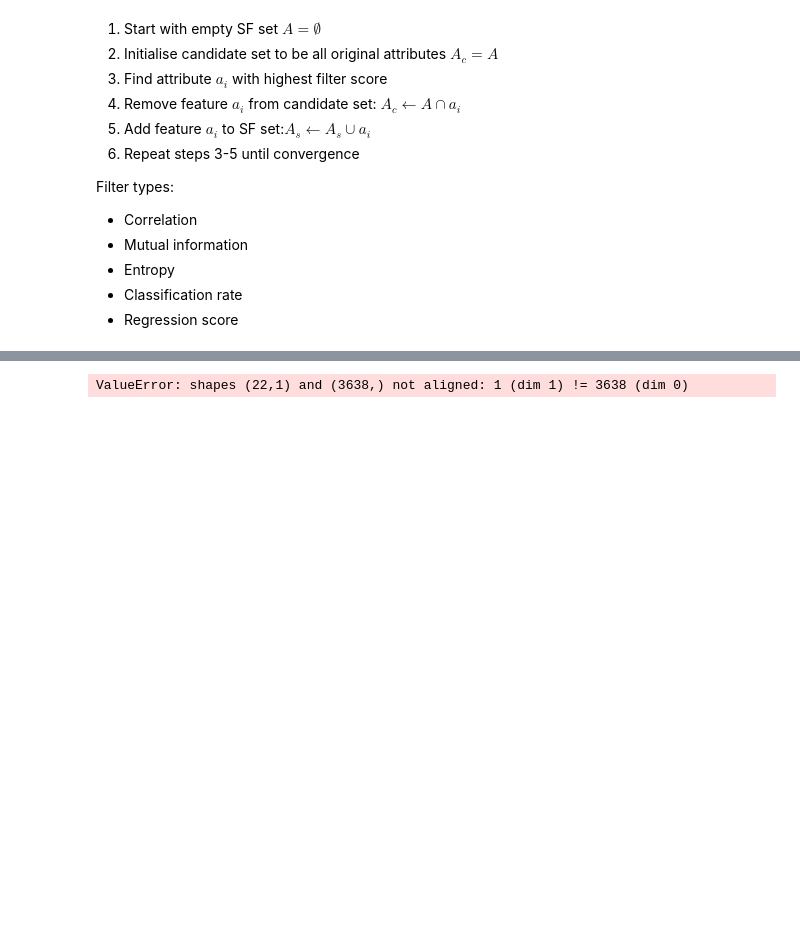
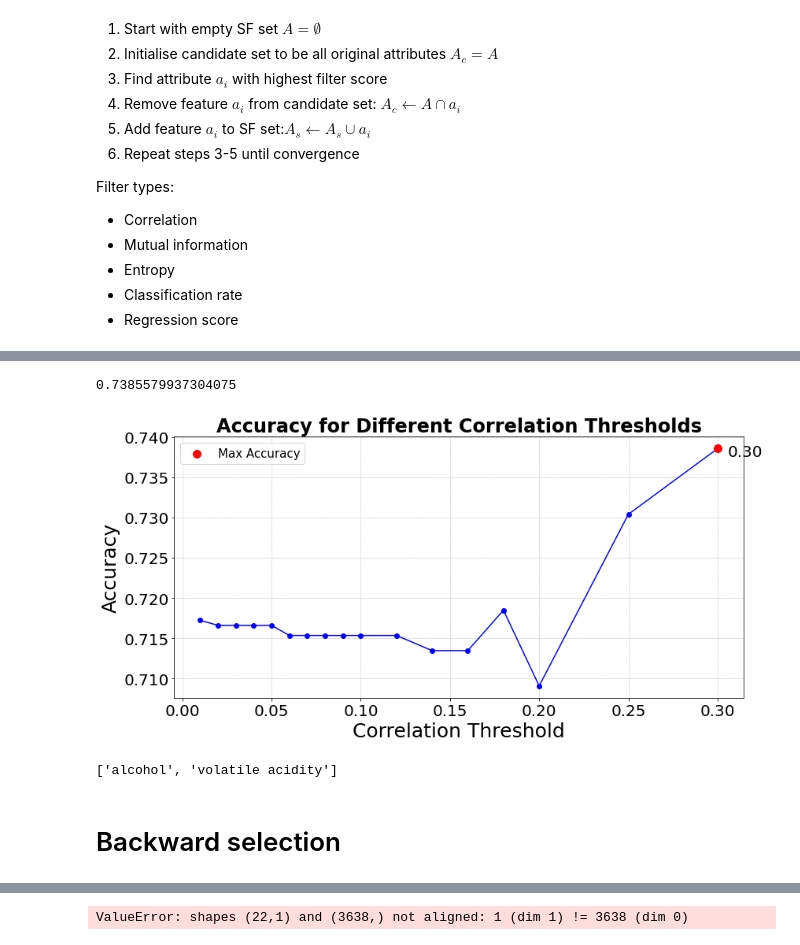
Before and after one commit to RossErskine/ML_Algorithms, a Jupyter notebook: Logistic regression.ipynb, the cells around one changed output, grey strips where cells are left out. Cells and saved outputs as stored; diff of their text form; code cells hidden in the pictures; blank space fills up the shorter version.

```diff
--- a/Logistic regression.ipynb
+++ b/Logistic regression.ipynb
@@ -235,0 +290,4 @@ AttributeError: 'LogisticRegression' object has no attribute 'coef_'
+# %%
+# Splitting the data into features and target variable
+X = wine_data.drop('quality', axis=1)
+y = wine_data['quality']
@@ -236,3 +330,73 @@ AttributeError: 'LogisticRegression' object has no attribute 'coef_'
+# %%
+from sklearn.model_selection import cross_val_score
+
+# Define a range of thresholds
+thresholds = [0.01, 0.02, 0.03, 0.04, 0.05, 0.06, 0.07, 0.08, 0.09, 0.1, 0.12, 0.14, 0.16, 0.18, 0.2, 0.25, 0.3]
+accuracies = []
+
+# For each threshold, select features and evaluate model performance using cross-validation
+for threshold in thresholds:
+    selected = sorted_target_correlation[sorted_target_correlation.abs() > threshold].index.tolist()
+    X_threshold = X[selected]
+    # Normalize the data
+    X_threshold_scaled = scaler.fit_transform(X_threshold)
+    # Using cross-validation to get accuracy
+    accuracy = cross_validation(X_threshold_scaled, y, LR, k=5)
+    accuracies.append(np.average(accuracy))
+# %%
+np.average(accuracy)
+# %% [output]
+0.7385579937304075
+# %%
+max_accuracy = max(accuracies)
+max_index = accuracies.index(max_accuracy)
+max_threshold = thresholds[max_index]
+
+# Plotting
+plt.figure(figsize=(12, 6))
+plt.plot(thresholds, accuracies, marker='o', linestyle='-', color='b')
+
+# Highlight the point with the highest accuracy
+plt.scatter(max_threshold, max_accuracy, color='r', s=100, zorder=5, label='Max Accuracy')
+
+# Annotate the highlighted point with its accuracy value
+plt.annotate(f'{max_threshold:.2f}', (max_threshold, max_accuracy), textcoords="offset points", xytext=(35,-10), ha='center', fontsize=20)
+
+# Setting the title, x and y labels with specified font sizes and weights
+plt.title('Accuracy for Different Correlation Thresholds', fontweight='bold', fontsize=24)
+plt.xlabel('Correlation Threshold', fontsize=25)
+plt.ylabel('Accuracy', fontsize=25)
+plt.xticks(fontsize=20)
+plt.yticks(fontsize=20)
+plt.legend(fontsize=15)
+
+plt.grid(True, which='both', linestyle='--', linewidth=0.5)
+plt.tight_layout()
+plt.show()
+# %% [output]
+[figure, added]
+# %%
+# Adjusting the threshold for selecting features based on their correlation with the target to 0.08
+selected_features = sorted_target_correlation[sorted_target_correlation.abs() > 0.30].index.tolist()
+
+# Removing features that are highly correlated with each other
+for feature in selected_features:
+    if feature not in sorted_target_correlation.index:
+        continue  # The feature was already removed due to high correlation with another feature
+    high_corr_features = correlation_matrix[feature][selected_features].drop(feature)
+    redundant_features = high_corr_features[high_corr_features.abs() > 0.8].index.tolist()
+    for redundant_feature in redundant_features:
+        if sorted_target_correlation[feature] > sorted_target_correlation[redundant_feature]:
+            selected_features.remove(redundant_feature)
+        else:
+            selected_features.remove(feature)
+            break  # Exit inner loop if the feature was removed
+
+selected_features
+# %% [output]
+['alcohol', 'volatile acidity']
+# %% [markdown]
+# Backward selection
 # %%
 def backward_selection(X, y, model, stopping_criterion=0.01):
     """
```
Also changed, not shown: parts of 33 cells of this notebook.
